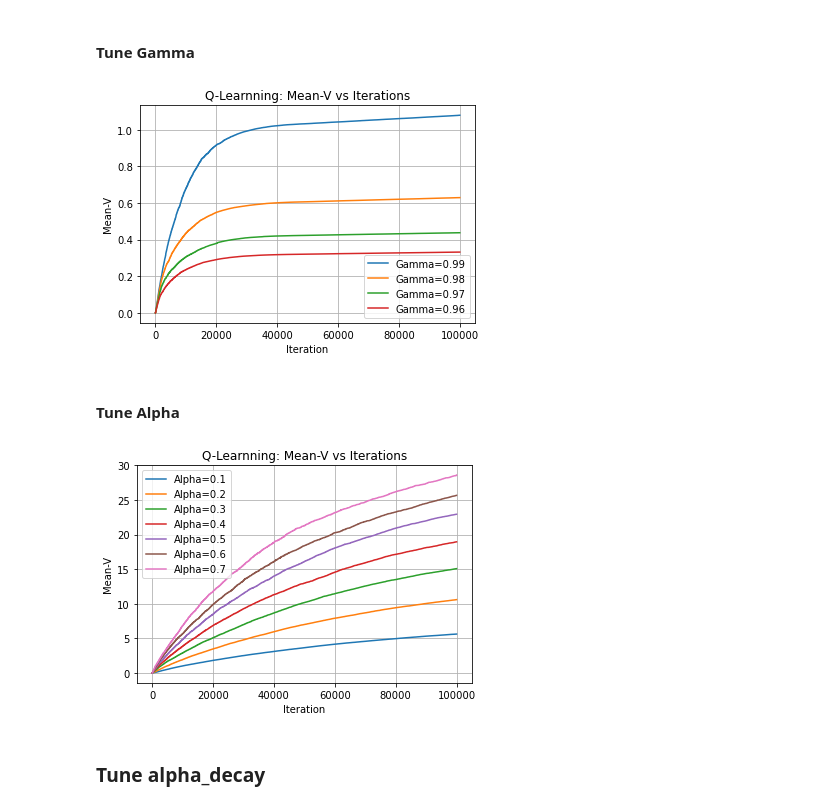
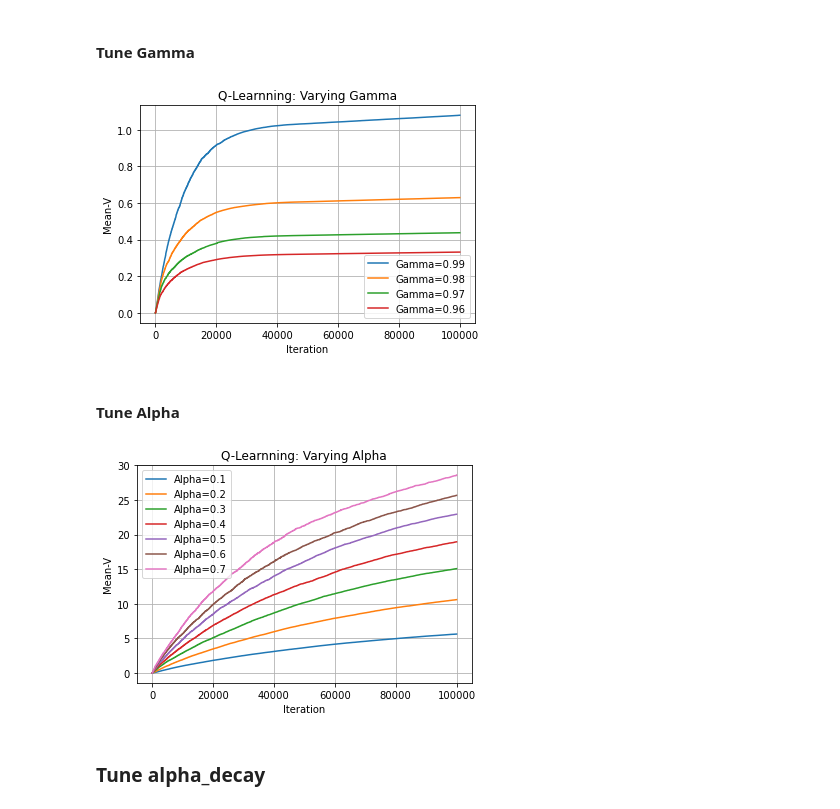
Before and after one commit to rahalrsh/reinforcement-learning, a Jupyter notebook: forest_management.ipynb, the cells around one changed output. Saved outputs shown, nothing was run; the diff lists cells and outputs as text; code cells hidden in the pictures.

```diff
--- a/forest_management.ipynb
+++ b/forest_management.ipynb
@@ -527,23 +579,23 @@ df_gamma_98 = get_stats_q(ql_gamma_98)
 df_gamma_97 = get_stats_q(ql_gamma_97)
 df_gamma_96 = get_stats_q(ql_gamma_96)
 # %%
-plt.title("Q-Learnning: Mean-V vs Iterations")
+plt.title("Q-Learnning: Varying Gamma")
 plt.xlabel("Iteration")
 plt.ylabel("Mean-V")
 
 
 plt.plot(df_gamma_99["iteration"], df_gamma_99["mean_v"], label="Gamma=0.99")
 plt.plot(df_gamma_98["iteration"], df_gamma_98["mean_v"], label="Gamma=0.98")
 plt.plot(df_gamma_97["iteration"], df_gamma_97["mean_v"], label="Gamma=0.97")
 plt.plot(df_gamma_96["iteration"], df_gamma_96["mean_v"], label="Gamma=0.96")
 
 
 plt.grid()
 plt.legend()
 plt.savefig("images/fm/q_100.png")
 plt.show()
 # %% [output]
-[figure, old version]
+[figure, new version]
 # %% [markdown]
 #### Tune Alpha
 # %%
@@ -563,7 +615,7 @@ df_alpha_05 = get_stats_q(ql_alpha_05)
 df_alpha_06 = get_stats_q(ql_alpha_06)
 df_alpha_07 = get_stats_q(ql_alpha_07)
 # %%
-plt.title("Q-Learnning: Mean-V vs Iterations")
+plt.title("Q-Learnning: Varying Alpha")
 plt.xlabel("Iteration")
 plt.ylabel("Mean-V")
 
@@ -582,7 +634,7 @@ plt.legend()
 plt.savefig("images/fm/q_101.png")
 plt.show()
 # %% [output]
-[figure, old version]
+[figure, new version]
 # %% [markdown]
 ### Tune alpha_decay
 # %%
```
Also changed, not shown: parts of 49 cells of this notebook, 2 other files.
